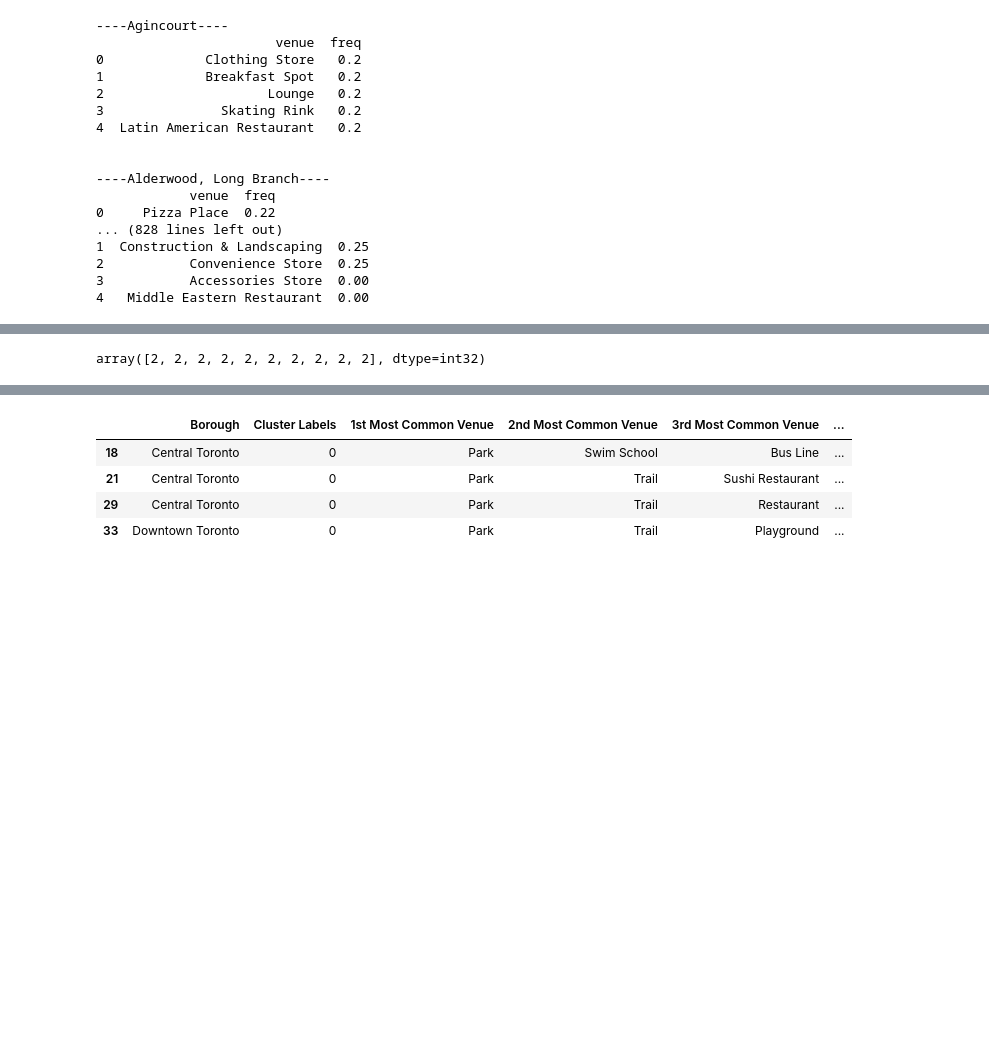
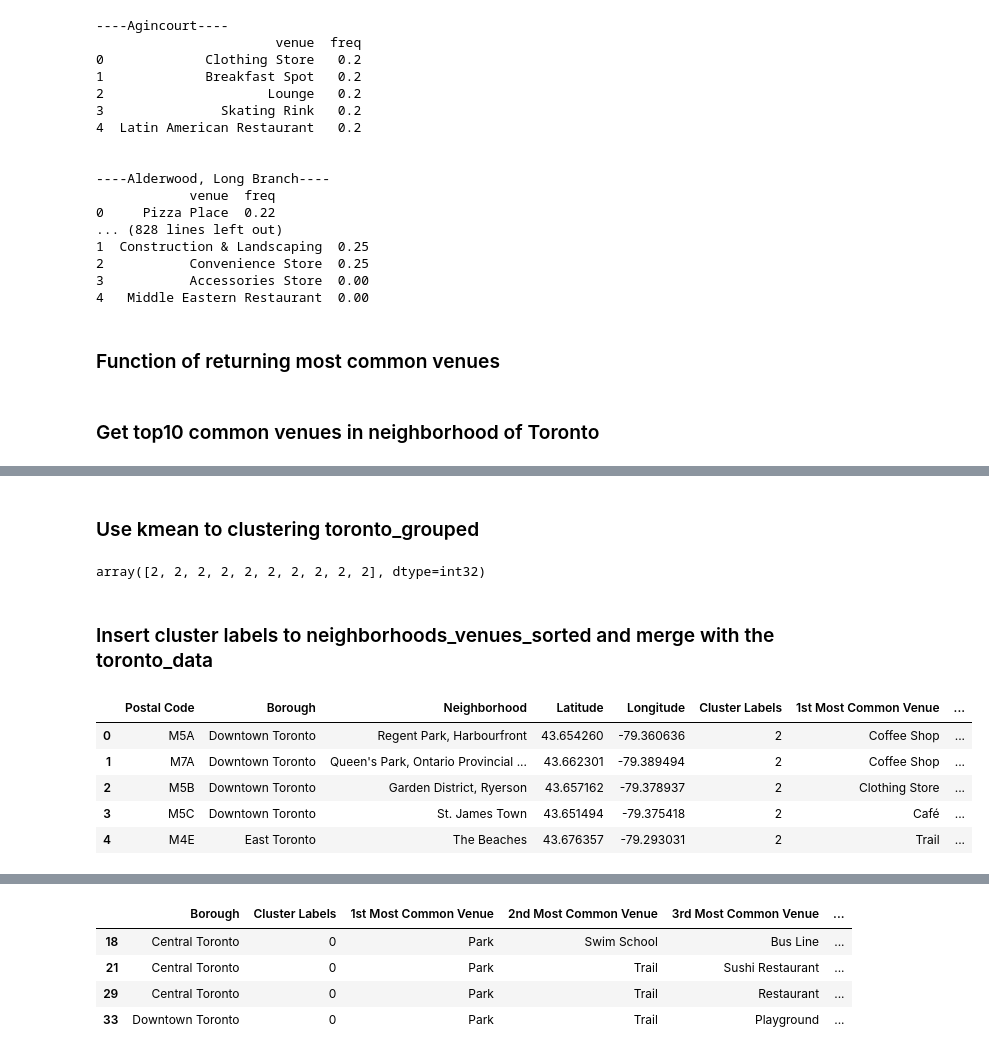
Before and after one commit to Joe251/github-example, a Jupyter notebook: Segmenting and Clustering Neighborhoods in Toronto_3.ipynb, the cells around one changed output, grey strips where cells are left out. Saved outputs shown, nothing was run; the diff lists cells and outputs as text; code cells hidden in the pictures; blank space fills up the shorter version.

```diff
--- a/Segmenting and Clustering Neighborhoods in Toronto_3.ipynb
+++ b/Segmenting and Clustering Neighborhoods in Toronto_3.ipynb
@@ -293,12 +319,16 @@ for hood in ontario_grouped['Neigh']:
 2           Convenience Store  0.25
 3           Accessories Store  0.00
 4   Middle Eastern Restaurant  0.00
+# %% [markdown]
+### Function of returning most common venues
 # %%
 def return_most_common_venues(row, num_top_venues):
     row_categories = row.iloc[1:]
     row_categories_sorted = row_categories.sort_values(ascending=False)
 
     return row_categories_sorted.index.values[0:num_top_venues]
+# %% [markdown]
+### Get top10 common venues in neighborhood of Toronto
 # %%
 num_top_venues = 10
 
@@ -314,10 +344,10 @@ for ind in np.arange(num_top_venues):
 
 # create a new dataframe
 neighborhoods_venues_sorted = pd.DataFrame(columns=columns)
-neighborhoods_venues_sorted['Neigh'] = ontario_grouped['Neigh']
+neighborhoods_venues_sorted['Neigh'] = toronto_grouped['Neigh']
 
-for ind in np.arange(ontario_grouped.shape[0]):
-    neighborhoods_venues_sorted.iloc[ind, 1:] = return_most_common_venues(ontario_grouped.iloc[ind, :], num_top_venues)
+for ind in np.arange(toronto_grouped.shape[0]):
+    neighborhoods_venues_sorted.iloc[ind, 1:] = return_most_common_venues(toronto_grouped.iloc[ind, :], num_top_venues)
 
 neighborhoods_venues_sorted.head()
 # %% [output]
@@ -327,27 +357,38 @@ neighborhoods_venues_sorted.head()
 | 2 | Bathurst Manor, Wilson Heights, D... | Coffee Shop | Bank | Park | Frozen Yogurt Shop | ... |
 | 3 | Bayview Village | Café | Bank | Chinese Restaurant | Japanese Restaurant | ... |
 | 4 | Bedford Park, Lawrence Manor East | Coffee Shop | Restaurant | Sandwich Place | Italian Restaurant | ... |
+# %% [markdown]
+### Use kmean to clustering toronto_grouped
 # %%
 # set number of clusters
 kclusters = 5
 
-ontario_grouped_clustering = ontario_grouped.drop('Neigh', 1)
+toronto_grouped_clustering = toronto_grouped.drop('Neigh', 1)
 
 # run k-means clustering
-kmeans = KMeans(n_clusters=kclusters, random_state=0).fit(ontario_grouped_clustering)
+kmeans = KMeans(n_clusters=kclusters, random_state=0).fit(toronto_grouped_clustering)
 
 # check cluster labels generated for each row in the dataframe
 kmeans.labels_[0:10]
 # %% [output]
 array([2, 2, 2, 2, 2, 2, 2, 2, 2, 2], dtype=int32)
+# %% [markdown]
+### Insert cluster labels to neighborhoods_venues_sorted and merge with the toronto_data
 # %%
 # add clustering labels
-#neighborhoods_venues_sorted.insert(0, 'Cluster Labels', kmeans.labels_)
+neighborhoods_venues_sorted.insert(0, 'Cluster Labels', kmeans.labels_)
 
-ontario_merged = ontario_data
+toronto_merged = toronto_data
 
 # merge toronto_grouped with toronto_data to add latitude/longitude for each neighborhood
-ontario_merged = ontario_merged.join(neighborhoods_venues_sorted.set_index('Neigh'), on='Neighborhood')
+toronto_merged = toronto_merged.join(neighborhoods_venues_sorted.set_index('Neigh'), on='Neighborhood')
 
-#manhattan_merged.head() # check the last columns!
+toronto_merged.head() # check the last columns!
+# %% [output]
+|  | Postal Code | Borough | Neighborhood | Latitude | Longitude | Cluster Labels | 1st Most Common Venue | ... |
+| 0 | M5A | Downtown Toronto | Regent Park, Harbourfront | 43.654260 | -79.360636 | 2 | Coffee Shop | ... |
+| 1 | M7A | Downtown Toronto | Queen's Park, Ontario Provincial ... | 43.662301 | -79.389494 | 2 | Coffee Shop | ... |
+| 2 | M5B | Downtown Toronto | Garden District, Ryerson | 43.657162 | -79.378937 | 2 | Clothing Store | ... |
+| 3 | M5C | Downtown Toronto | St. James Town | 43.651494 | -79.375418 | 2 | Café | ... |
+| 4 | M4E | East Toronto | The Beaches | 43.676357 | -79.293031 | 2 | Trail | ... |
 # %%
```
Also changed, not shown: parts of 59 cells of this notebook, 2 other files.
